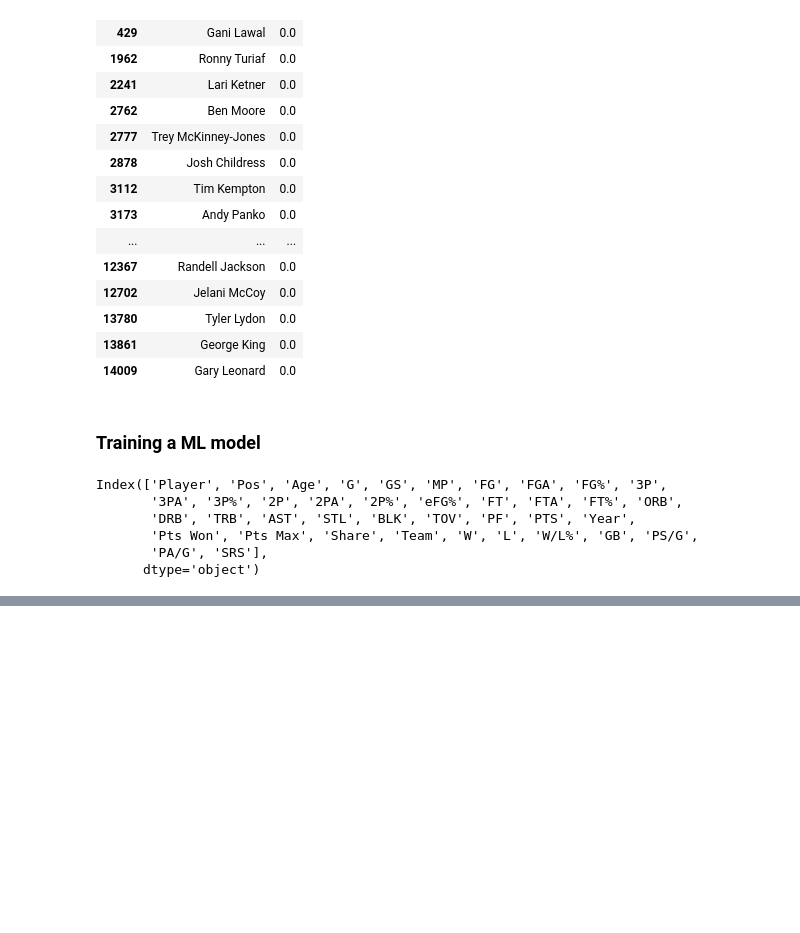
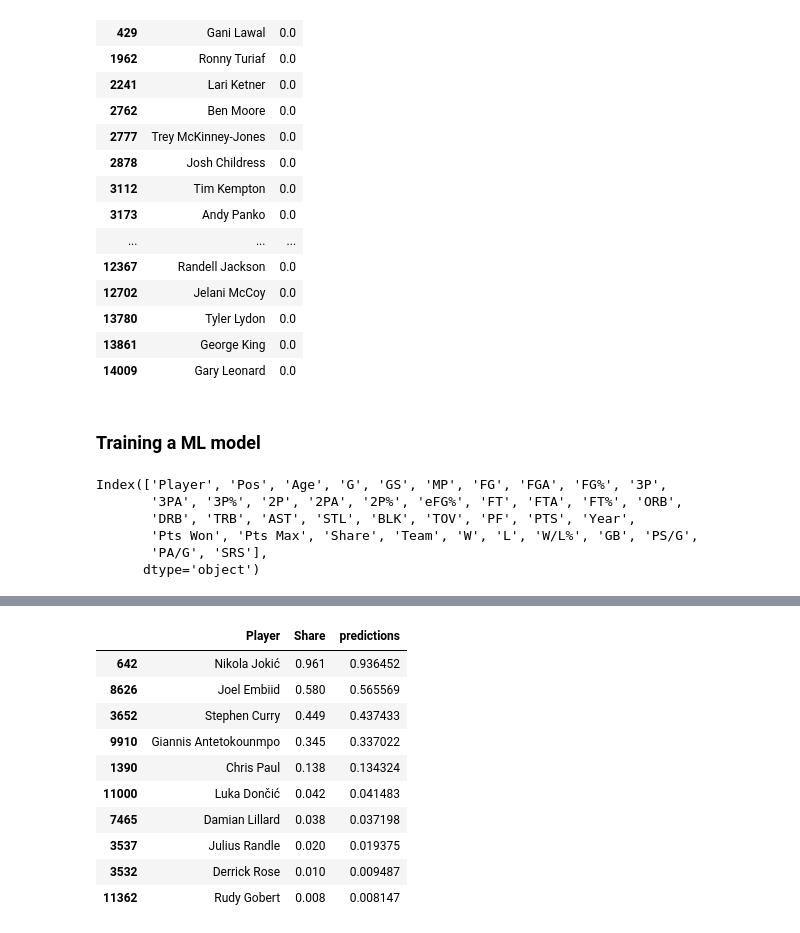
Before and after one commit to biad-iritie/DS-Project-MVP-NBA, a Jupyter notebook: index.ipynb, the cells around one changed output, grey strips where cells are left out. Saved outputs shown, nothing was run; the diff lists cells and outputs as text; code cells hidden in the pictures; blank space fills up the shorter version.

Commit message:
training the model

```diff
--- a/index.ipynb
+++ b/index.ipynb
@@ -656,0 +660,12 @@ predictors = ['Age', 'G', 'GS', 'MP', 'FG', 'FGA', 'FG%', '3P',
+# %%
+from sklearn.linear_model import Ridge #linear regression model
+# initialise the model
+model = Ridge(alpha=.1)
+# %%
+#fit the train data to the model
+model.fit(train[predictors],train["Share"])
+# predict
+predictions = model.predict(test[predictors])
+# %%
+predictions = pd.DataFrame(predictions, columns=['predictions'], index=test.index)
+predictions.head()
@@ -656,0 +679,4 @@ predictors = ['Age', 'G', 'GS', 'MP', 'FG', 'FGA', 'FG%', '3P',
+# %%
+# compare our predictions to the actual data
+combination = pd.concat([test[["Player","Share"]], predictions], axis=1)
+combination.head()
@@ -656,0 +690,14 @@ predictors = ['Age', 'G', 'GS', 'MP', 'FG', 'FGA', 'FG%', '3P',
+# %%
+combination.sort_values("Share", ascending= False).head(10)
+# %% [output]
+|  | Player | Share | predictions |
+| 642 | Nikola Jokić | 0.961 | 0.936452 |
+| 8626 | Joel Embiid | 0.580 | 0.565569 |
+| 3652 | Stephen Curry | 0.449 | 0.437433 |
+| 9910 | Giannis Antetokounmpo | 0.345 | 0.337022 |
+| 1390 | Chris Paul | 0.138 | 0.134324 |
+| 11000 | Luka Dončić | 0.042 | 0.041483 |
+| 7465 | Damian Lillard | 0.038 | 0.037198 |
+| 3537 | Julius Randle | 0.020 | 0.019375 |
+| 3532 | Derrick Rose | 0.010 | 0.009487 |
+| 11362 | Rudy Gobert | 0.008 | 0.008147 |
```
Also changed, not shown: parts of 4 cells of this notebook.
